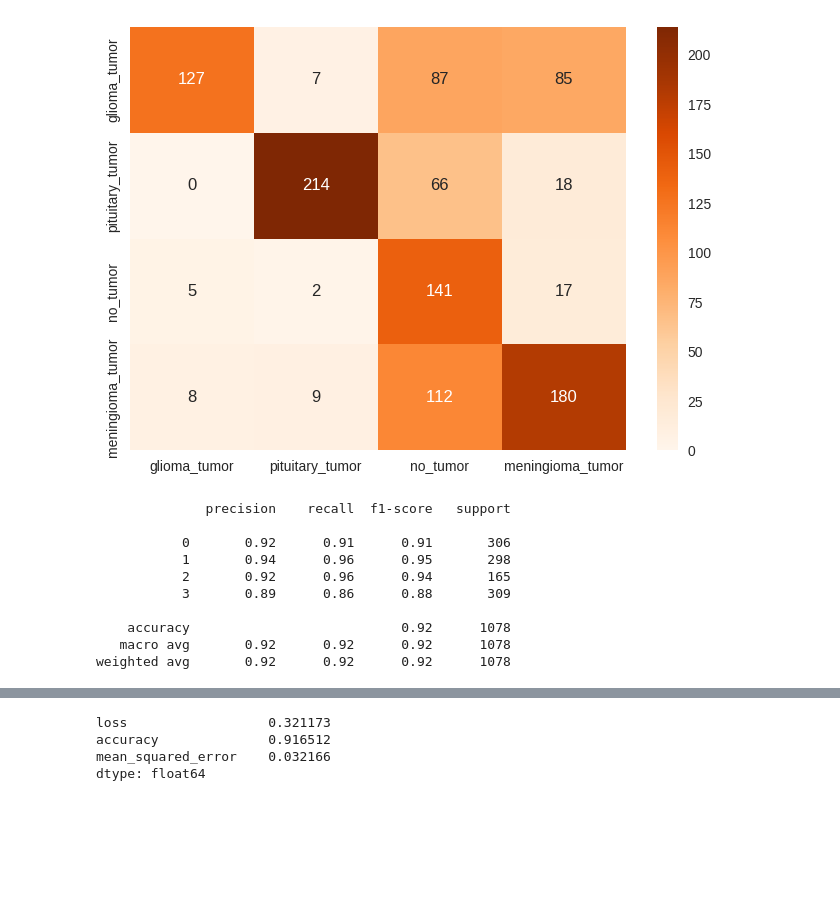
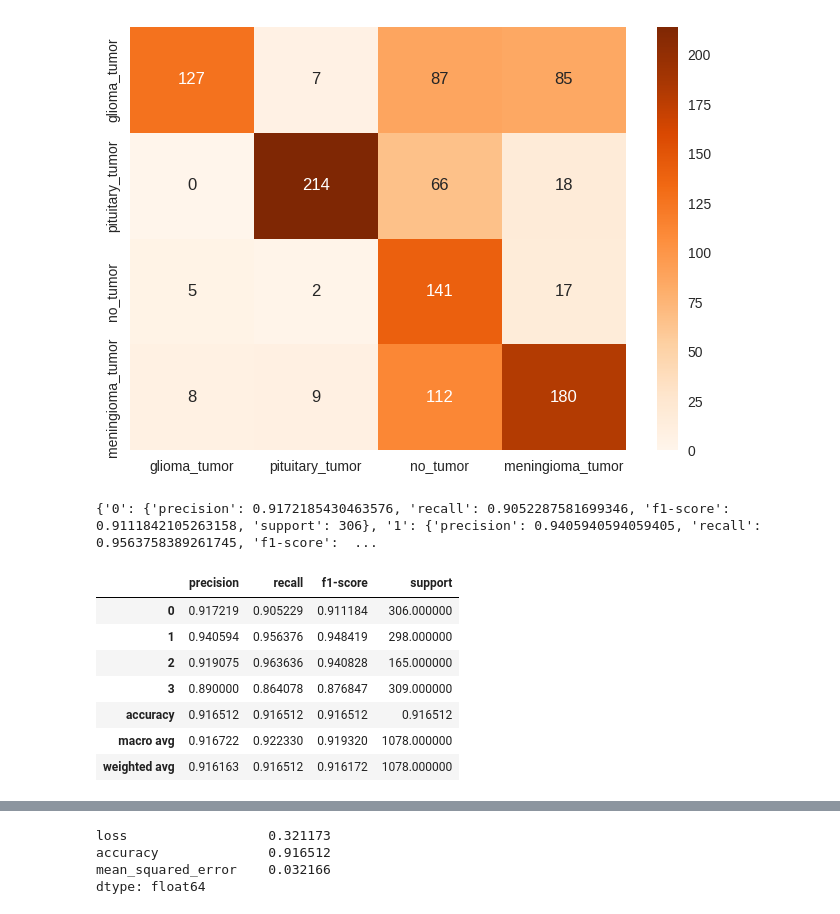
Before and after one commit to M-Woi/Group-Projects, a Jupyter notebook: brain_tumor_classification_v1.ipynb, the cells around one changed output, grey strips where cells are left out. Saved outputs shown, nothing was run; the diff lists cells and outputs as text; code cells hidden in the pictures; blank space fills up the shorter version.

```diff
--- a/brain_tumor_classification_v1.ipynb
+++ b/brain_tumor_classification_v1.ipynb
@@ -521,14 +533,16 @@ from tensorflow.keras.models import Sequential
 import tensorflow as tf
 
 # Load the MobileNet model with pre-trained weights
-base_model = MobileNet(weights='imagenet', include_top=False, input_shape=(image_size,image_size,3)) # input_shape=(150, 150, 3)) or
+base_model = MobileNet(weights='imagenet',
+                       include_top=False, input_shape=(image_size,image_size,3)) # input_shape=(150, 150, 3)) or
 
 # Create a Sequential model and add the MobileNet base
 model_F = Sequential()
 model_F.add(base_model)
 
 # Add custom layers on top of the base MobileNet model
-model_F.add(Conv2D(64, (3, 3), padding='same',input_shape=(image_size,image_size,3))) # input_shape=(image_size,image_size,3)))
+model_F.add(Conv2D(64, (3, 3), padding='same',
+                   input_shape=(image_size,image_size,3))) # input_shape=(image_size,image_size,3)))
 model_F.add(MaxPooling2D(pool_size=(2, 2)))
 model_F.add(Dropout(0.25))
 
@@ -630,19 +644,22 @@ sns.heatmap(CX_E,annot=True, fmt=".0f", cmap='Oranges', xticklabels = classes, y
 <Axes: >
 [figure]
 # %%
-report_F = classification_report(y_test.argmax(axis=1), y_pred_F.argmax(axis=1),)
+report_F = classification_report(y_test.argmax(axis=1), y_pred_F.argmax(axis=1),output_dict=True)
 print(report_F)
 # %% [output]
-              precision    recall  f1-score   support
-
-           0       0.92      0.91      0.91       306
-           1       0.94      0.96      0.95       298
-           2       0.92      0.96      0.94       165
-           3       0.89      0.86      0.88       309
-
-    accuracy                           0.92      1078
-   macro avg       0.92      0.92      0.92      1078
-weighted avg       0.92      0.92      0.92      1078
+{'0': {'precision': 0.9172185430463576, 'recall': 0.9052287581699346, 'f1-score': 0.9111842105263158, 'support': 306}, '1': {'precision': 0.9405940594059405, 'recall': 0.9563758389261745, 'f1-score':  ...
+# %%
+report_F = pd.DataFrame(report_F).T
+report_F
+# %% [output]
+|  | precision | recall | f1-score | support |
+| 0 | 0.917219 | 0.905229 | 0.911184 | 306.000000 |
+| 1 | 0.940594 | 0.956376 | 0.948419 | 298.000000 |
+| 2 | 0.919075 | 0.963636 | 0.940828 | 165.000000 |
+| 3 | 0.890000 | 0.864078 | 0.876847 | 309.000000 |
+| accuracy | 0.916512 | 0.916512 | 0.916512 | 0.916512 |
+| macro avg | 0.916722 | 0.922330 | 0.919320 | 1078.000000 |
+| weighted avg | 0.916163 | 0.916512 | 0.916172 | 1078.000000 |
 # %%
 eval_F = model_F.evaluate(
     x=X_test,
```
Also changed, not shown: parts of 20 cells of this notebook.
